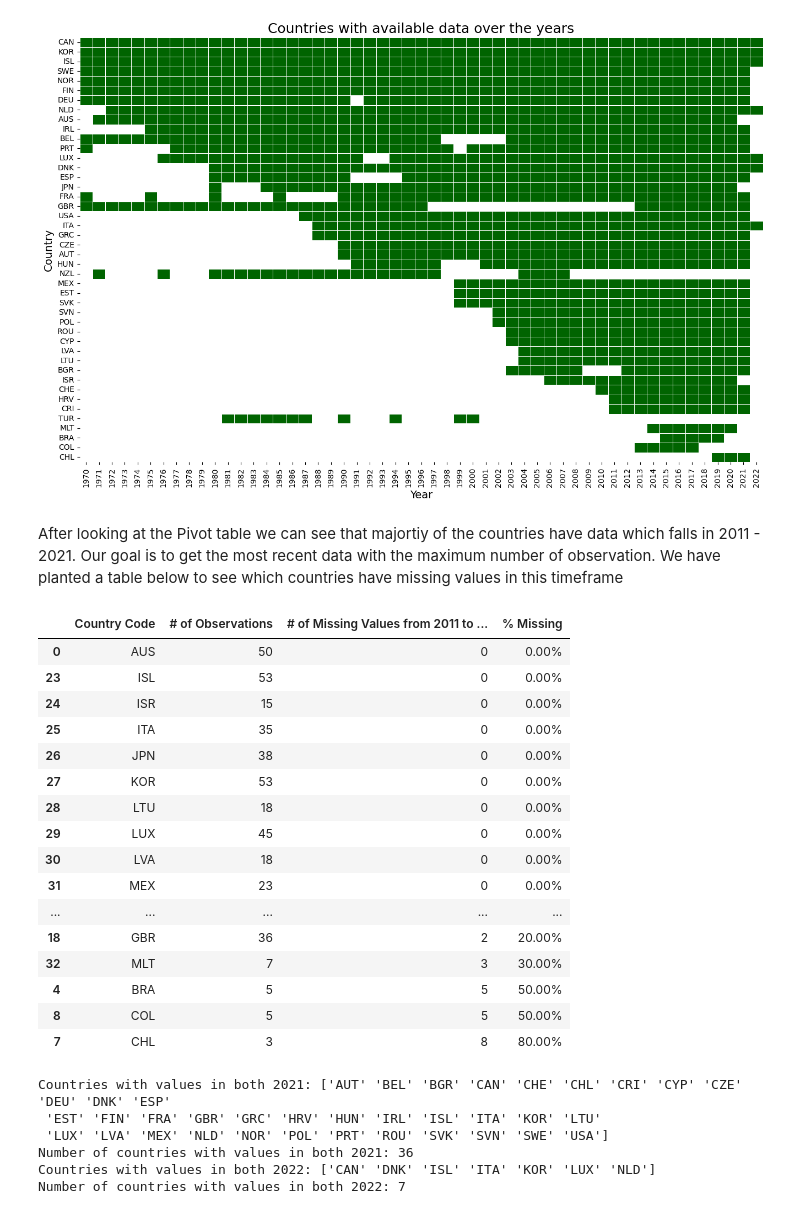
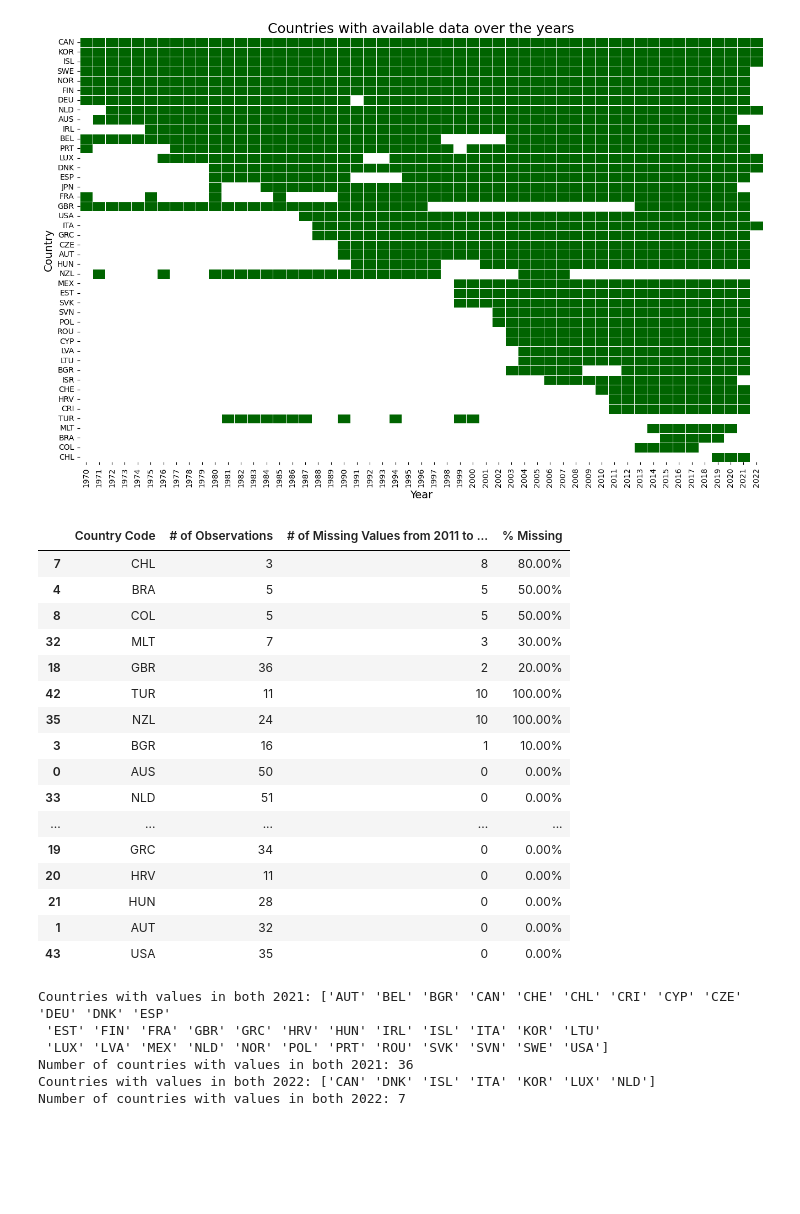
Before and after one commit to tqq199548/Team-2-Cohort-5, a Jupyter notebook: Data_cleaning.ipynb, the cells around one changed output. Drawn from its saved outputs; the diff is of its cells as text; code cells hidden in the pictures; blank space fills up the shorter version.

```diff
--- a/Data_cleaning.ipynb
+++ b/Data_cleaning.ipynb
@@ -109,50 +179,48 @@ heatmap.set_title('Countries with available data over the years', fontsize=18)
 plt.show()
 # %% [output]
 [figure]
-# %% [markdown]
-After looking at the Pivot table we can see that majortiy of the countries have data which falls in 2011 - 2021. Our goal is to get the most recent data with the maximum number of observation. We have planted a table below to see which countries have missing values in this timeframe
 # %%
 # Define the full range of years
 total_years = set(range(2011, 2021))  # 2011 to 2021 (inclusive)
 
 # Calculate number of observations, missing values, and % missing
 summary_list = []
 
 for country in df['LOCATION'].unique():
     observed_years = set(df[df['LOCATION'] == country]['TIME'])
     num_observations = len(observed_years)
     num_missing = len(total_years - observed_years)
     percent_missing = (num_missing / len(total_years)) * 100
 
     summary_list.append([country, num_observations, num_missing, f"{percent_missing:.2f}%"])
 
 # Create DataFrame
 summary_df = pd.DataFrame(summary_list, columns=['Country Code', '# of Observations', '# of Missing Values from 2011 to 2021', '% Missing'])
 
 # Sort by % missing (descending order)
-summary_df = summary_df.sort_values(by='% Missing', ascending=True)
+summary_df = summary_df.sort_values(by='% Missing', ascending=False)
 
 summary_df.style.set_properties(**{'text-align': 'center'}).set_table_styles(
     [{'selector': 'th', 'props': [('text-align', 'center')]}]
 )
 # %% [output]
 |  | Country Code | # of Observations | # of Missing Values from 2011 to ... | % Missing |
-| 0 | AUS | 50 | 0 | 0.00% |
-| 23 | ISL | 53 | 0 | 0.00% |
-| 24 | ISR | 15 | 0 | 0.00% |
-| 25 | ITA | 35 | 0 | 0.00% |
-| 26 | JPN | 38 | 0 | 0.00% |
-| 27 | KOR | 53 | 0 | 0.00% |
-| 28 | LTU | 18 | 0 | 0.00% |
-| 29 | LUX | 45 | 0 | 0.00% |
-| 30 | LVA | 18 | 0 | 0.00% |
-| 31 | MEX | 23 | 0 | 0.00% |
-| ... | ... | ... | ... | ... |
-| 18 | GBR | 36 | 2 | 20.00% |
-| 32 | MLT | 7 | 3 | 30.00% |
+| 7 | CHL | 3 | 8 | 80.00% |
 | 4 | BRA | 5 | 5 | 50.00% |
 | 8 | COL | 5 | 5 | 50.00% |
-| 7 | CHL | 3 | 8 | 80.00% |
+| 32 | MLT | 7 | 3 | 30.00% |
+| 18 | GBR | 36 | 2 | 20.00% |
+| 42 | TUR | 11 | 10 | 100.00% |
+| 35 | NZL | 24 | 10 | 100.00% |
+| 3 | BGR | 16 | 1 | 10.00% |
+| 0 | AUS | 50 | 0 | 0.00% |
+| 33 | NLD | 51 | 0 | 0.00% |
+| ... | ... | ... | ... | ... |
+| 19 | GRC | 34 | 0 | 0.00% |
+| 20 | HRV | 11 | 0 | 0.00% |
+| 21 | HUN | 28 | 0 | 0.00% |
+| 1 | AUT | 32 | 0 | 0.00% |
+| 43 | USA | 35 | 0 | 0.00% |
 # %%
 # Filter the DataFrame for the years 2021
 df_filtered = df[df['TIME'].isin([2021])]
```
Also changed, not shown: parts of 7 cells of this notebook, 1 other file.
